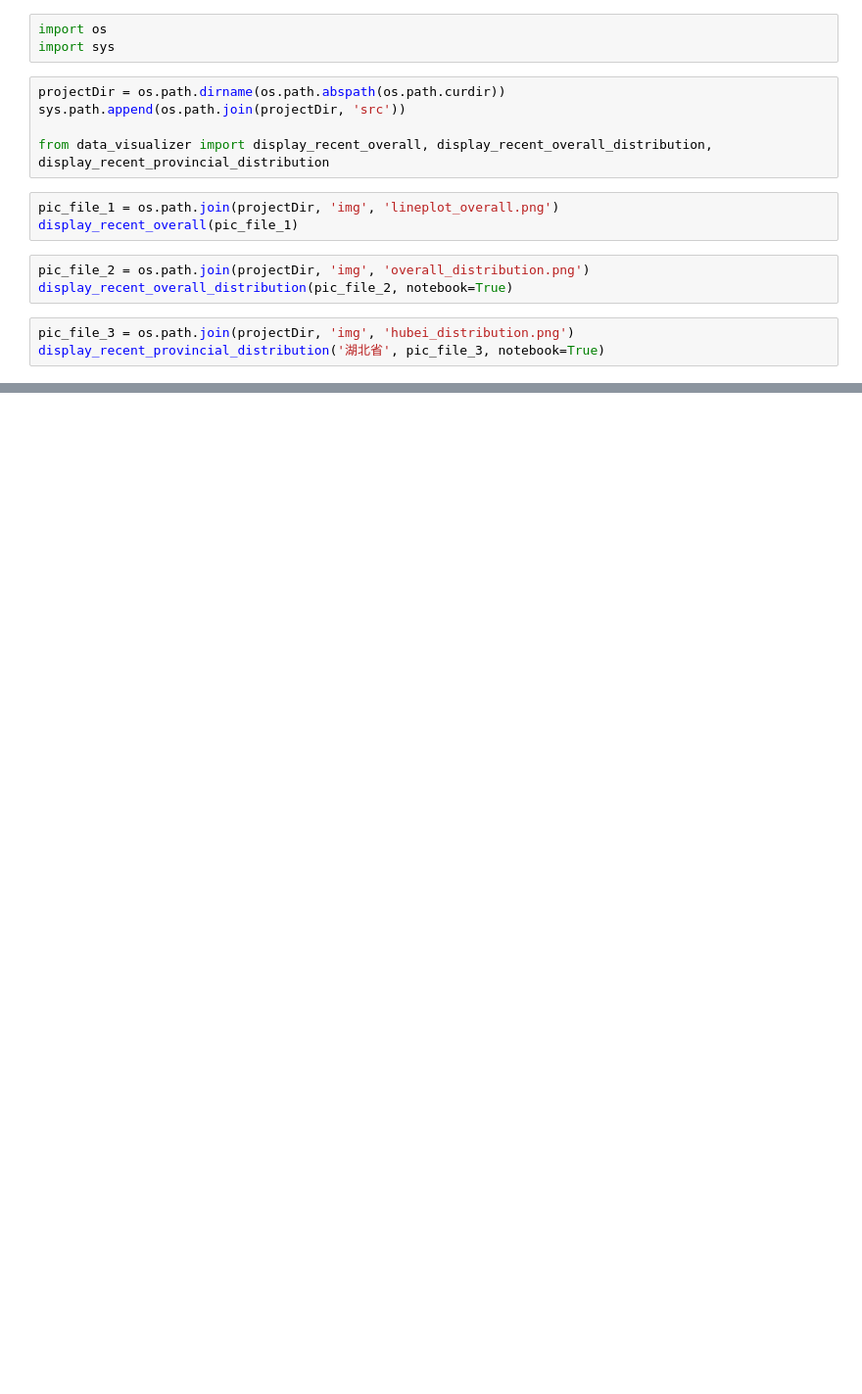
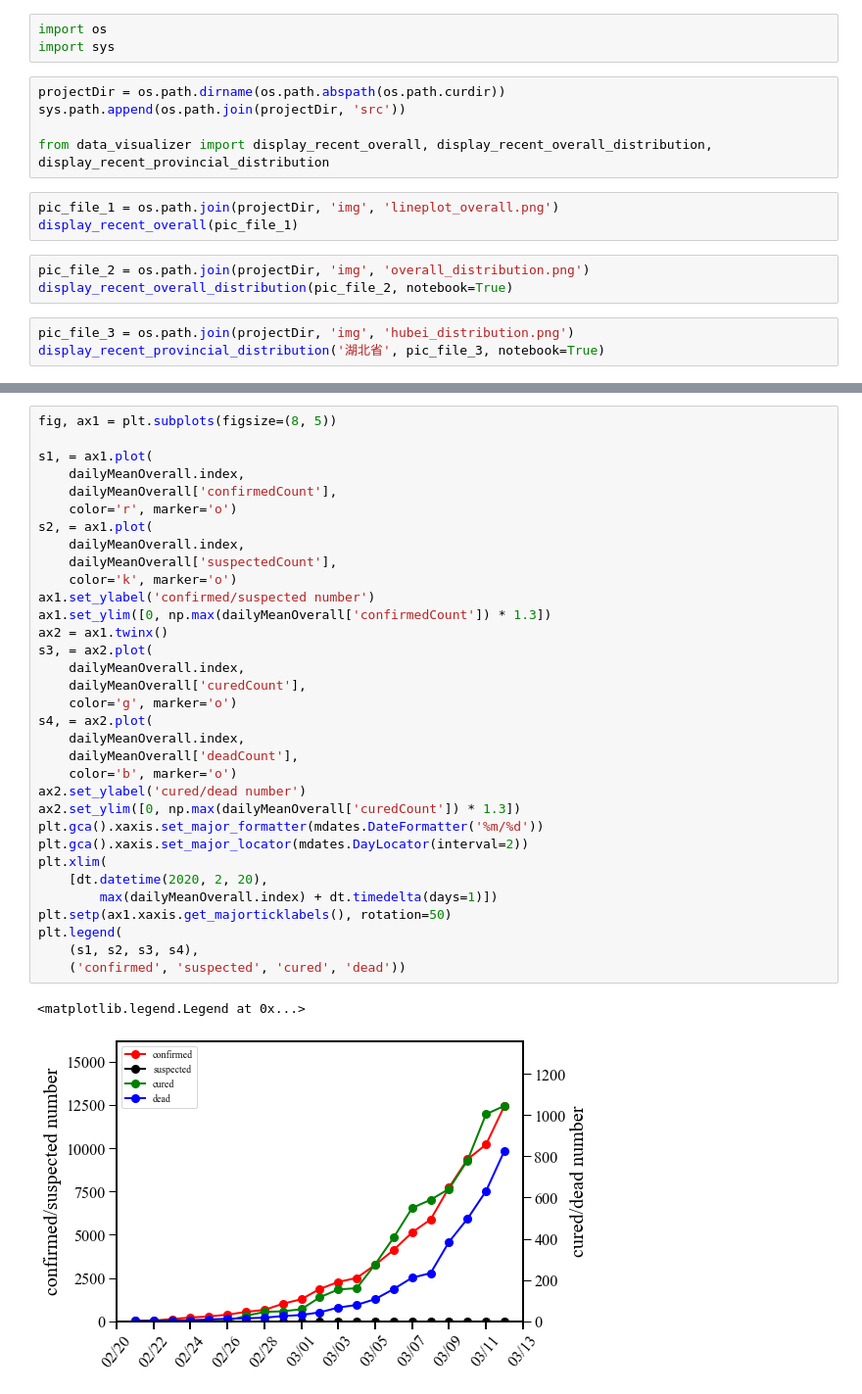
Before and after one commit to ZPYin/COVID-19_Visualizer, a Jupyter notebook: notebook/test_data_visualizer.ipynb, the cells around one changed output, grey strips where cells are left out. Shown at 98% size. Drawn from its saved outputs; the diff is of its cells as text; blank space fills up the shorter version.

```diff
--- a/notebook/test_data_visualizer.ipynb
+++ b/notebook/test_data_visualizer.ipynb
@@ -112,0 +33,36 @@ map_3.render_notebook()
+# %%
+fig, ax1 = plt.subplots(figsize=(8, 5))
+
+s1, = ax1.plot(
+    dailyMeanOverall.index,
+    dailyMeanOverall['confirmedCount'],
+    color='r', marker='o')
+s2, = ax1.plot(
+    dailyMeanOverall.index,
+    dailyMeanOverall['suspectedCount'],
+    color='k', marker='o')
+ax1.set_ylabel('confirmed/suspected number')
+ax1.set_ylim([0, np.max(dailyMeanOverall['confirmedCount']) * 1.3])
+ax2 = ax1.twinx()
+s3, = ax2.plot(
+    dailyMeanOverall.index,
+    dailyMeanOverall['curedCount'],
+    color='g', marker='o')
+s4, = ax2.plot(
+    dailyMeanOverall.index,
+    dailyMeanOverall['deadCount'],
+    color='b', marker='o')
+ax2.set_ylabel('cured/dead number')
+ax2.set_ylim([0, np.max(dailyMeanOverall['curedCount']) * 1.3])
+plt.gca().xaxis.set_major_formatter(mdates.DateFormatter('%m/%d'))
+plt.gca().xaxis.set_major_locator(mdates.DayLocator(interval=2))
+plt.xlim(
+    [dt.datetime(2020, 2, 20),
+        max(dailyMeanOverall.index) + dt.timedelta(days=1)])
+plt.setp(ax1.xaxis.get_majorticklabels(), rotation=50)
+plt.legend(
+    (s1, s2, s3, s4),
+    ('confirmed', 'suspected', 'cured', 'dead'))
+# %% [output]
+<matplotlib.legend.Legend at 0x...>
+[figure, added]
```
Also changed, not shown: parts of 2 cells of this notebook, 6 other files.
